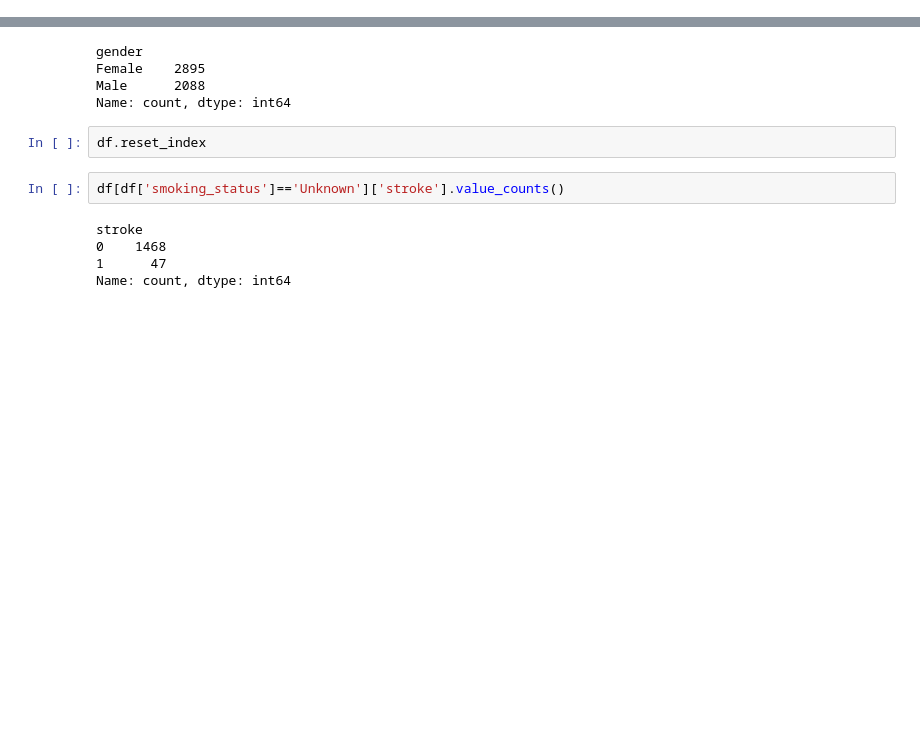
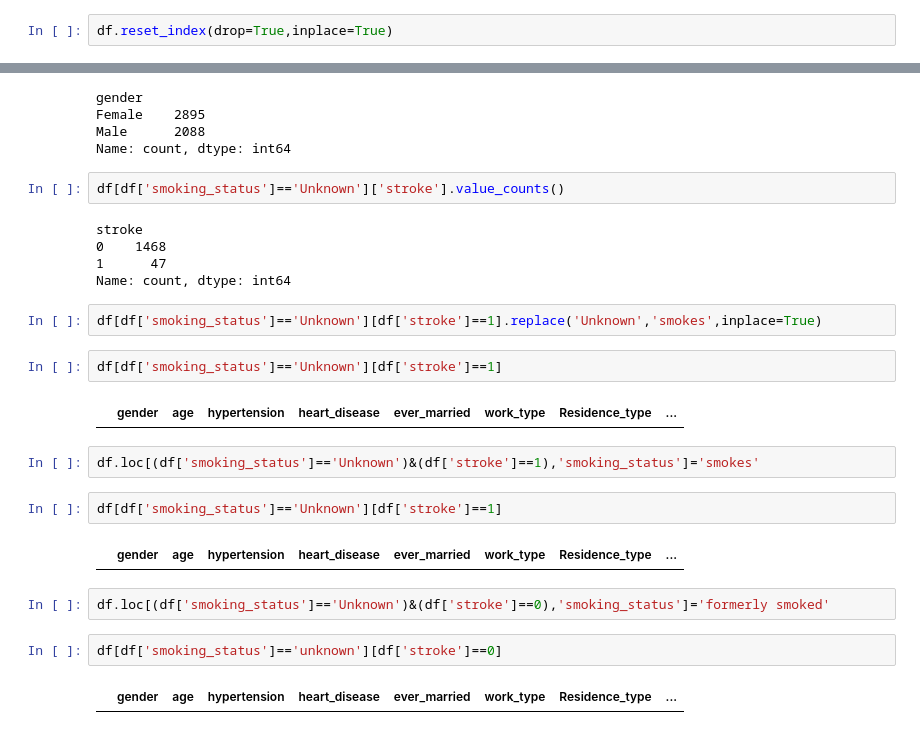
Before and after one commit to aruncb2/svm, a Jupyter notebook: main.ipynb, the cells around one changed output, grey strips where cells are left out. Saved outputs shown, nothing was run; the diff lists cells and outputs as text; blank space fills up the shorter version.

```diff
--- a/main.ipynb
+++ b/main.ipynb
@@ -153,6 +166,8 @@ smokes              771
 Name: count, dtype: int64
 # %%
 df=df[df['gender']!='Other']
+# %%
+df.reset_index(drop=True,inplace=True)
 # %%
 df['gender'].value_counts()
 # %% [output]
@@ -160,8 +175,6 @@ gender
 Female    2895
 Male      2088
 Name: count, dtype: int64
-# %%
-df.reset_index
 # %%
 df[df['smoking_status']=='Unknown']['stroke'].value_counts()
 # %% [output]
@@ -169,3 +182,21 @@ stroke
 0    1468
 1      47
 Name: count, dtype: int64
+# %%
+df[df['smoking_status']=='Unknown'][df['stroke']==1].replace('Unknown','smokes',inplace=True)
+# %%
+df[df['smoking_status']=='Unknown'][df['stroke']==1]
+# %% [output]
+|  | gender | age | hypertension | heart_disease | ever_married | work_type | Residence_type | ... |
+# %%
+df.loc[(df['smoking_status']=='Unknown')&(df['stroke']==1),'smoking_status']='smokes'
+# %%
+df[df['smoking_status']=='Unknown'][df['stroke']==1]
+# %% [output]
+|  | gender | age | hypertension | heart_disease | ever_married | work_type | Residence_type | ... |
+# %%
+df.loc[(df['smoking_status']=='Unknown')&(df['stroke']==0),'smoking_status']='formerly smoked'
+# %%
+df[df['smoking_status']=='unknown'][df['stroke']==0]
+# %% [output]
+|  | gender | age | hypertension | heart_disease | ever_married | work_type | Residence_type | ... |
```
Also changed, not shown: parts of 5 cells of this notebook.
